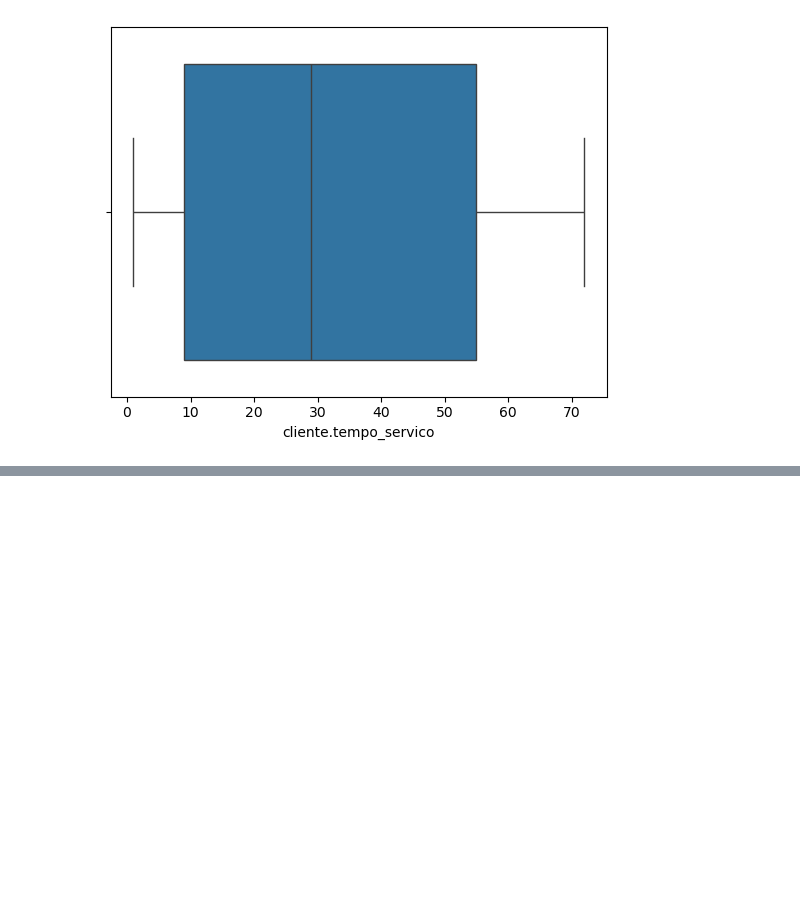
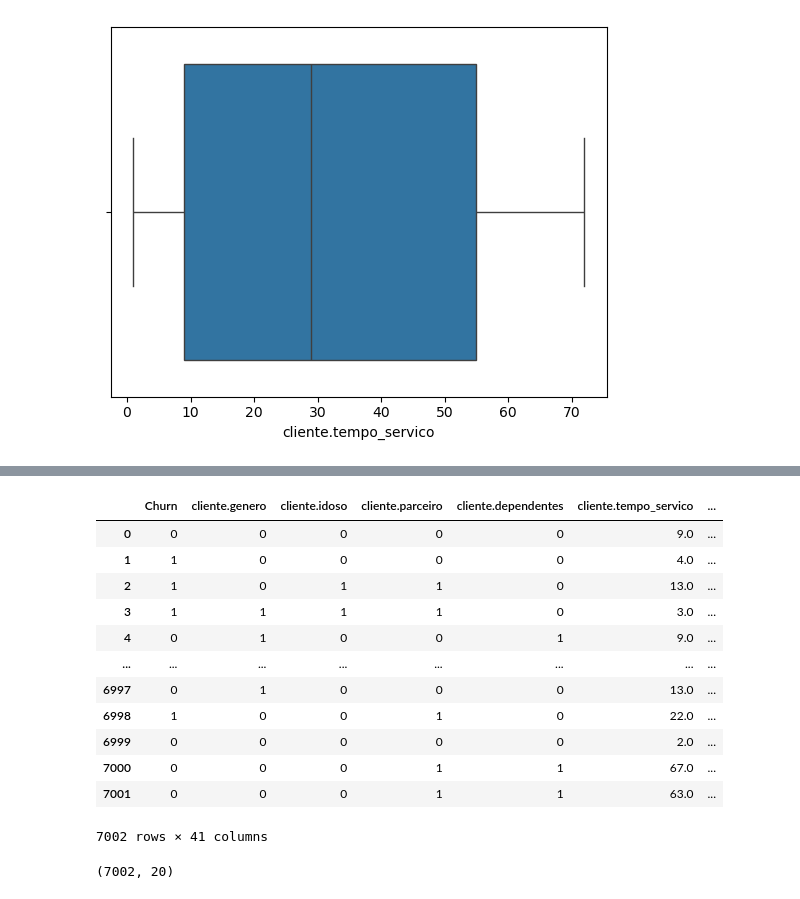
Before and after one commit to victorccampos/DataScienceWithPython, a Jupyter notebook: Pandas/pandas05.ipynb, the cells around one changed output, grey strips where cells are left out. Saved outputs shown, nothing was run; the diff lists cells and outputs as text; code cells hidden in the pictures; blank space fills up the shorter version.

```diff
--- a/Pandas/pandas05.ipynb
+++ b/Pandas/pandas05.ipynb
@@ -853,0 +910,11 @@ sns.boxplot(x=df_sem_out['cliente.tempo_servico'])
+# %%
+mapeamento = {
+    'nao': 0,
+    'sim': 1,
+    'masculino': 0,
+    'feminino': 1
+}
+# %%
+columns_to_encode = ['telefone.servico_telefone', 'Churn', 'cliente.parceiro', 'cliente.dependentes', 'conta.faturamente_eletronico', 'cliente.genero']
+
+df_sem_id[columns_to_encode] = df_sem_id[columns_to_encode].replace(mapeamento).infer_objects(copy=False)
@@ -853,0 +965,21 @@ sns.boxplot(x=df_sem_out['cliente.tempo_servico'])
+# %%
+pd.get_dummies(data=df_sem_id, dtype=int)
+# %% [output]
+|  | Churn | cliente.genero | cliente.idoso | cliente.parceiro | cliente.dependentes | cliente.tempo_servico | ... |
+| 0 | 0 | 0 | 0 | 0 | 0 | 9.0 | ... |
+| 1 | 1 | 0 | 0 | 0 | 0 | 4.0 | ... |
+| 2 | 1 | 0 | 1 | 1 | 0 | 13.0 | ... |
+| 3 | 1 | 1 | 1 | 1 | 0 | 3.0 | ... |
+| 4 | 0 | 1 | 0 | 0 | 1 | 9.0 | ... |
+| ... | ... | ... | ... | ... | ... | ... | ... |
+| 6997 | 0 | 1 | 0 | 0 | 0 | 13.0 | ... |
+| 6998 | 1 | 0 | 0 | 1 | 0 | 22.0 | ... |
+| 6999 | 0 | 0 | 0 | 0 | 0 | 2.0 | ... |
+| 7000 | 0 | 0 | 0 | 1 | 1 | 67.0 | ... |
+| 7001 | 0 | 0 | 0 | 1 | 1 | 63.0 | ... |
+7002 rows × 41 columns
+# %%
+# Comparando com o dataframe original: Adicionou 21 colunas. num_cols_categoricas* num_unique
+df_sem_id.shape
+# %% [output]
+(7002, 20)
```
Also changed, not shown: parts of 10 cells of this notebook, 1 other file.
